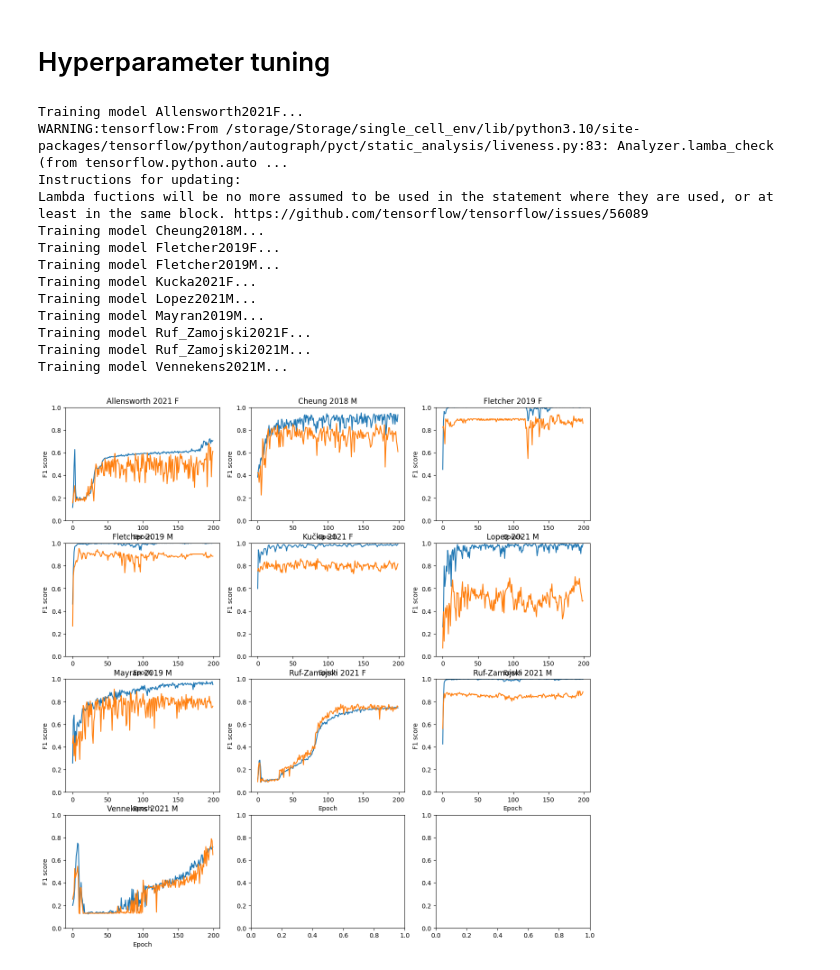
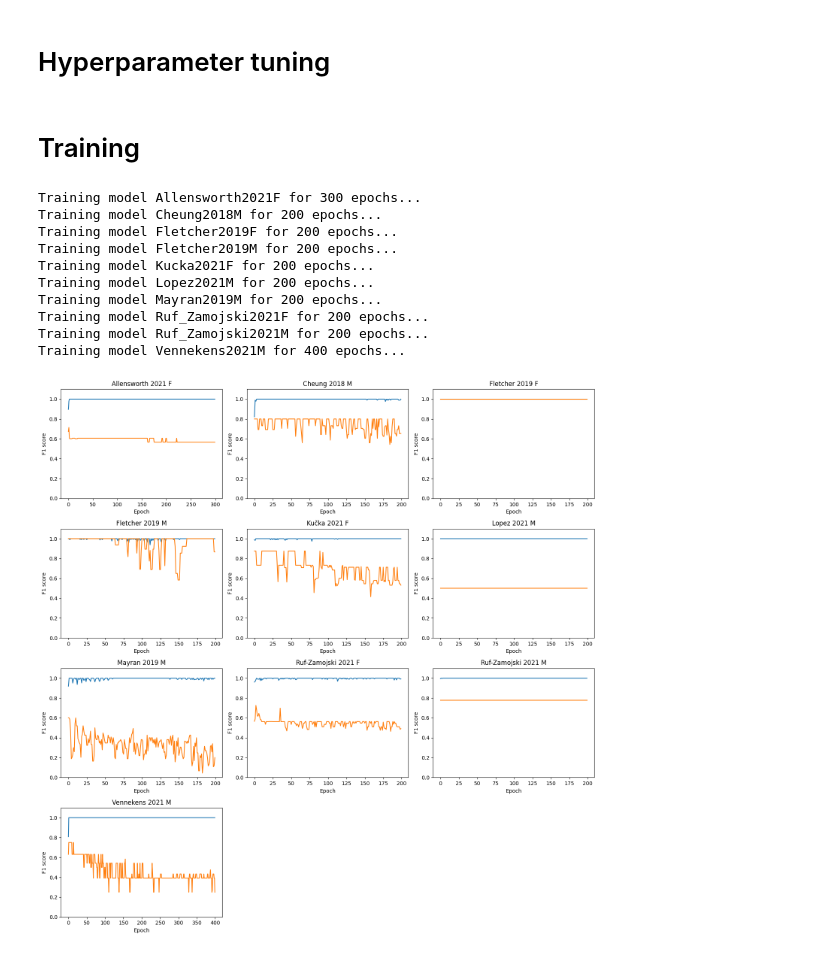
Before and after one commit to nicolaromano/corticotroph-heterogeneity, a Jupyter notebook: 09_train_models.ipynb, the cells around one changed output. Cells and saved outputs as stored; diff of their text form; code cells hidden in the pictures.

```diff
--- a/09_train_models.ipynb
+++ b/09_train_models.ipynb
@@ -27,3 +34,7 @@ trainer = LabelTransferTrainer(hyperparams_file='hyperparams.csv',
 trainer.save_models_plots()
 # %% [markdown]
 # Hyperparameter tuning
+# %%
+study_id = 'Lopez2021M'
+
+do_hyperparam_search = False
@@ -30,34 +72,57 @@ trainer.save_models_plots()
+# %%
+if do_hyperparam_search:
+    tf.keras.backend.clear_session()
+    trainer.models[study_id], history = trainer.train_single_model(study_id)
+
+    fig, ax = plt.subplots(1, 2, figsize=(8, 4))
+    ax[0].plot(history['loss'], label='train')
+    ax[0].plot(history['val_loss'], label='validation')
+    ax[0].set_xlabel('Epoch')
+    ax[0].set_ylabel('Loss')
+    ax[0].legend()
+    ax[1].plot(history['f1_score'], label='train')
+    ax[1].plot(history['val_f1_score'], label='validation')
+    ax[1].set_xlabel('Epoch')
+    ax[1].set_ylabel('F1 score')
+
+    plt.tight_layout()
+# %% [markdown]
+# Training
 # %%
-trainer.train_all_models(epochs=200)
+trainer.train_all_models(reset_models=False)
 # %% [output]
-Training model Allensworth2021F...
-WARNING:tensorflow:From /storage/Storage/single_cell_env/lib/python3.10/site-packages/tensorflow/python/autograph/pyct/static_analysis/liveness.py:83: Analyzer.lamba_check (from tensorflow.python.auto ...
-Instructions for updating:
-Lambda fuctions will be no more assumed to be used in the statement where they are used, or at least in the same block. https://github.com/tensorflow/tensorflow/issues/56089
-Training model Cheung2018M...
-Training model Fletcher2019F...
-Training model Fletcher2019M...
-Training model Kucka2021F...
-Training model Lopez2021M...
-Training model Mayran2019M...
-Training model Ruf_Zamojski2021F...
-Training model Ruf_Zamojski2021M...
-Training model Vennekens2021M...
+Training model Allensworth2021F for 300 epochs...
+Training model Cheung2018M for 200 epochs...
+Training model Fletcher2019F for 200 epochs...
+Training model Fletcher2019M for 200 epochs...
+Training model Kucka2021F for 200 epochs...
+Training model Lopez2021M for 200 epochs...
+Training model Mayran2019M for 200 epochs...
+Training model Ruf_Zamojski2021F for 200 epochs...
+Training model Ruf_Zamojski2021M for 200 epochs...
+Training model Vennekens2021M for 400 epochs...
 # %%
 fig, ax = plt.subplots(4, 3, figsize=(15, 15))
 
-dataset_names = [f"{d['author']} {d['year']} {d['sex']}" for _, d in datasets.iterrows()]
+dataset_names = [
+    f"{d['author']} {d['year']} {d['sex']}" for _, d in datasets.iterrows()]
 dataset_names = np.unique(dataset_names)
+hist_keys = list(trainer.training_histories.keys())
+
 for i, d in enumerate(dataset_names):
     a = ax.ravel()[i]
-    a.plot(trainer.training_histories[i]['f1_score'])
-    a.plot(trainer.training_histories[i]['val_f1_score'])
+    a.plot(trainer.training_histories[hist_keys[i]]['f1_score'])
+    a.plot(trainer.training_histories[hist_keys[i]]['val_f1_score'])
     a.set_title(d)
-    a.set_ylim([0, 1])
+    a.set_ylim([0, 1.1])
     a.set_xlabel('Epoch')
     a.set_ylabel('F1 score')
+
+ax.ravel()[-1].axis('off')
+ax.ravel()[-2].axis('off')
+plt.tight_layout()
 # %% [output]
-[figure, old version]
+[figure, new version]
 # %%
 eval_res = trainer.evaluate_models()
 
```
Also changed, not shown: parts of 7 cells of this notebook.
